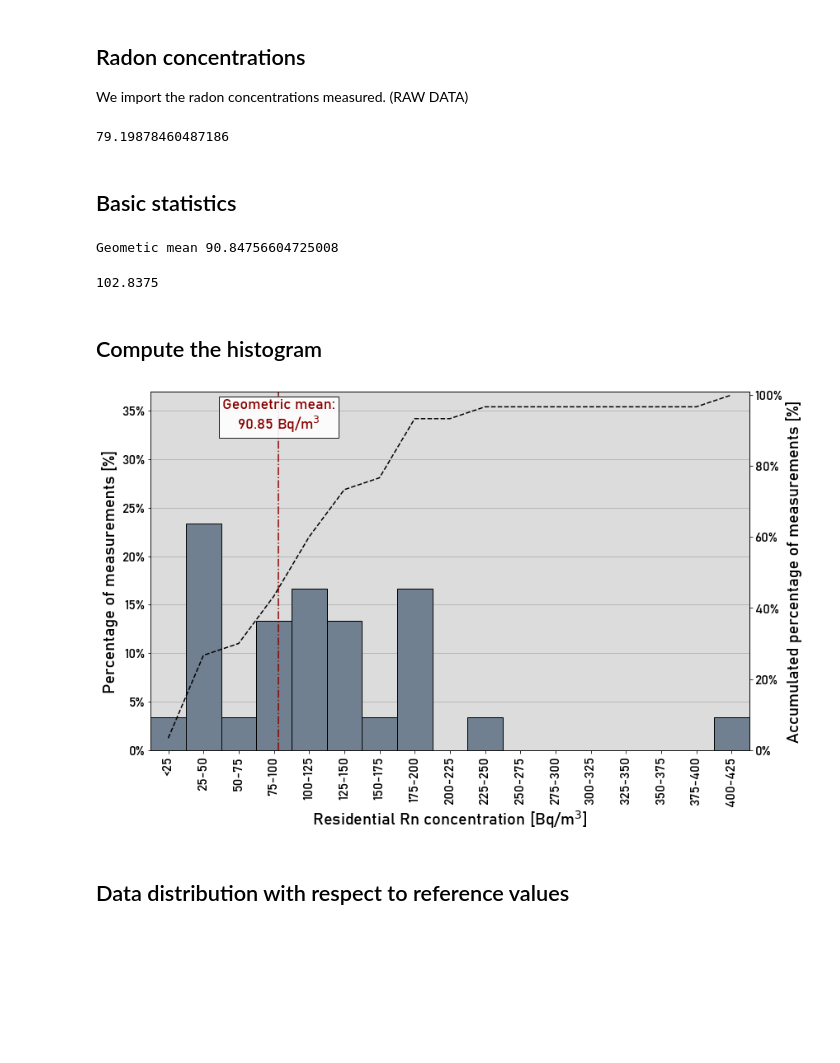
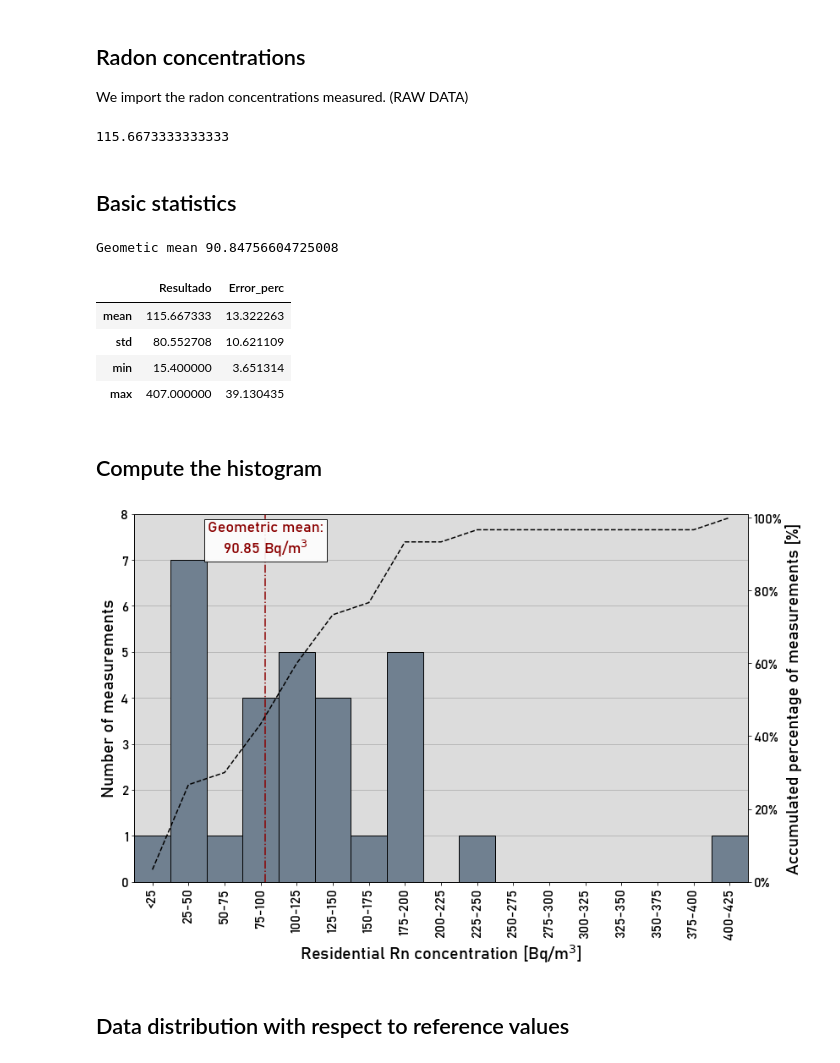
Before and after one commit to mdominguezd/RnSurvey_Bogota_DataAnalysis, a Jupyter notebook: Data distribution.ipynb, the cells around one changed output. Saved outputs shown, nothing was run; the diff lists cells and outputs as text; code cells hidden in the pictures; blank space fills up the shorter version.

```diff
--- a/Data distribution.ipynb
+++ b/Data distribution.ipynb
@@ -14,16 +14,17 @@ from matplotlib.gridspec import GridSpec as gspec
 ## Radon concentrations
 We import the radon concentrations measured. (RAW DATA)
 # %%
-DF = pd.read_excel('Radon concentrations data/Results_LR115.xlsx')
+DF = pd.read_excel('Radon concentrations data/Raw_Results_LR115.xlsx')
 
 DF_data = DF[(DF['Concentracion_Bq_m3'].notna())] #Drop NA data
 DF_data['Error_perc'] = DF_data.apply(lambda df: 100*np.abs(df['Concentracion_Bq_m3'] - df['Contramuestra'])/df['Concentracion_Bq_m3'], axis = 1) #Add error column
 DF_data.ID_muestra = DF_data.ID_muestra.apply(lambda df : int(str(df)[:2]))
 
 DF_data = DF_data.set_index('ID_casa')
-np.std(DF_data.Resultado)
+
+np.mean(DF_data.Resultado)
 # %% [output]
-79.19878460487186
+115.6673333333333
 # %% [markdown]
 ## Basic statistics
 # %%
@@ -36,48 +37,51 @@ for i in range(len(DF_data)):
 Geo_mean = Geo_mean**(1/len(DF_data))
 print('Geometic mean', Geo_mean, '\n')
 DF_data.describe().iloc[[1,2,3,7],:]
-median
 # %% [output]
 Geometic mean 90.84756604725008
-102.8375
+|  | Resultado | Error_perc |
+| mean | 115.667333 | 13.322263 |
+| std | 80.552708 | 10.621109 |
+| min | 15.400000 | 3.651314 |
+| max | 407.000000 | 39.130435 |
 # %% [markdown]
 ## Compute the histogram
 # %%
 fig = plt.figure(figsize = (13,8))
 
 plt.grid(axis='y', zorder = -1)
 
-h = plt.hist(DF_data.Resultado, bins = np.arange(0,450,25), weights=np.ones(len(DF_data.Resultado)) / len(DF_data.Resultado),
+h = plt.hist(DF_data.Resultado, bins = np.arange(0,450,25),
              edgecolor = 'k', color = 'slategray', zorder = 4)
 median = DF_data.median().iloc[0]
 
 ax = plt.gca()
 ax.set_facecolor('gainsboro')
 
-plt.ylabel('Percentage of measurements [%]',fontdict = font, fontsize = 20)
+plt.ylabel('Number of measurements',fontdict = font, fontsize = 20)
 plt.xlabel('Residential Rn concentration [Bq/m$^3$]',fontdict = font, fontsize = 20)
 plt.xticks(np.arange(12.5,420,25))
 ax.set_xticklabels(['<25','25-50','50-75', '75-100', '100-125', '125-150', '150-175', '175-200', '200-225','225-250','250-275',
                     '275-300','300-325','325-350','350-375','375-400','400-425'], fontdict = font, fontsize = 14, rotation = 90)
-ax.set_yticklabels(['0%','5%', '10%', '15%', '20%', '25%','30%','35%'], fontdict = font, fontsize = 16)
+ax.set_yticklabels(np.arange(0,9,1), fontdict = font, fontsize = 16)
 plt.xlim((0,425))
-ax.set_ylim((0,0.37))
+ax.set_ylim((0,8))
 # ax.text(3,0.38,'$n=$30', family = 'bahnschrift', fontsize = 16, bbox = {'facecolor':'w','edgecolor':'k'})
 
 
 ax2 = ax.twinx()
 ax2.set_ylim((0,1.01))
 
-plt.plot(np.arange(12.5,420,25),np.cumsum(h[0]), zorder=5, c = 'k', ls ='--')
+plt.plot(np.arange(12.5,420,25),np.cumsum(h[0])/30, zorder=5, c = 'k', ls ='--')
 ax2.set_yticklabels(['0%','20%', '40%', '60%', '80%', '100%'], fontdict = font, fontsize = 16)
 ax2.set_ylabel('Accumulated percentage of measurements [%]', fontdict = font, fontsize = 20)
 
 ax2.axvline(Geo_mean, c = 'darkred',ls='-.')
 ax2.text(Geo_mean, 0.94,'Geometric mean:\n'+str(round(Geo_mean,2))+' Bq/m$^3$', va='center', ha='center', bbox = dict(facecolor='w', alpha=0.9), family = font['family'], fontsize = 18, color = 'darkred')
 
 fig.savefig('Figures/Rn_Histogram.png', dpi = 150)
 # %% [output]
-[figure, old version]
+[figure, new version]
 # %% [markdown]
 ## Data distribution with respect to reference values
 # %%
```
Also changed, not shown: parts of 2 cells of this notebook, 15 other files.
